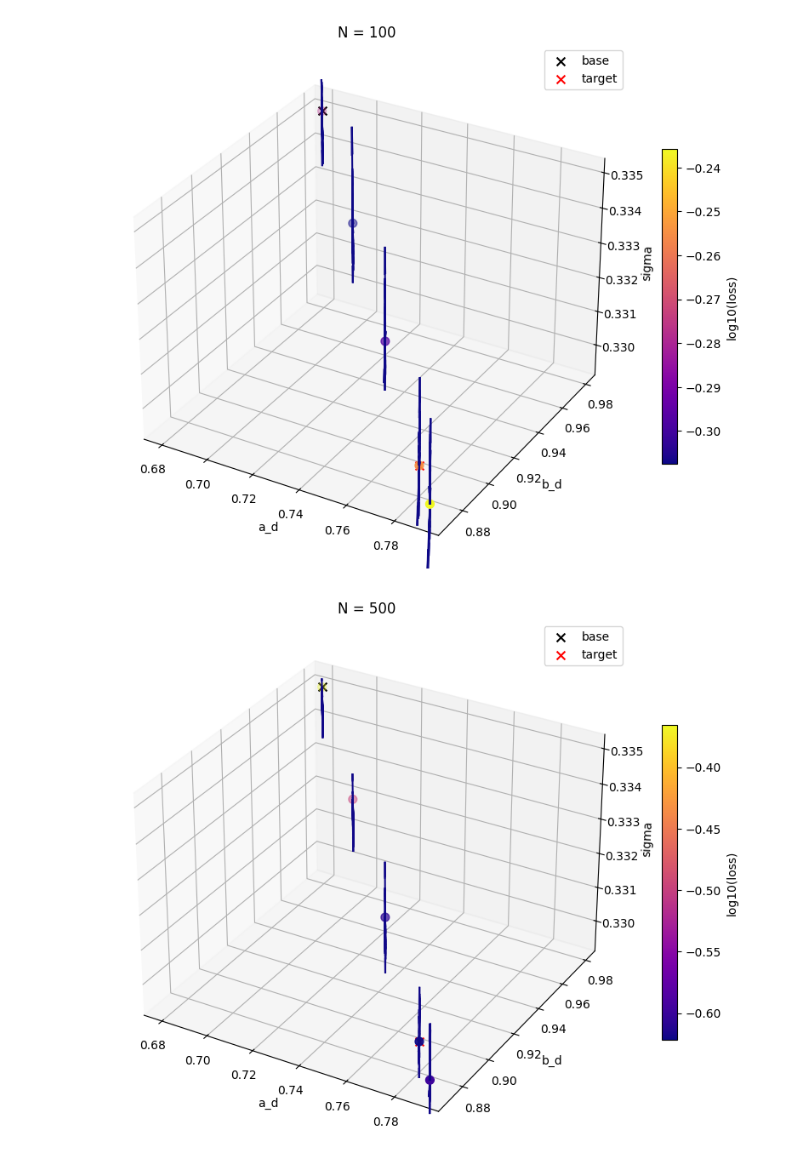
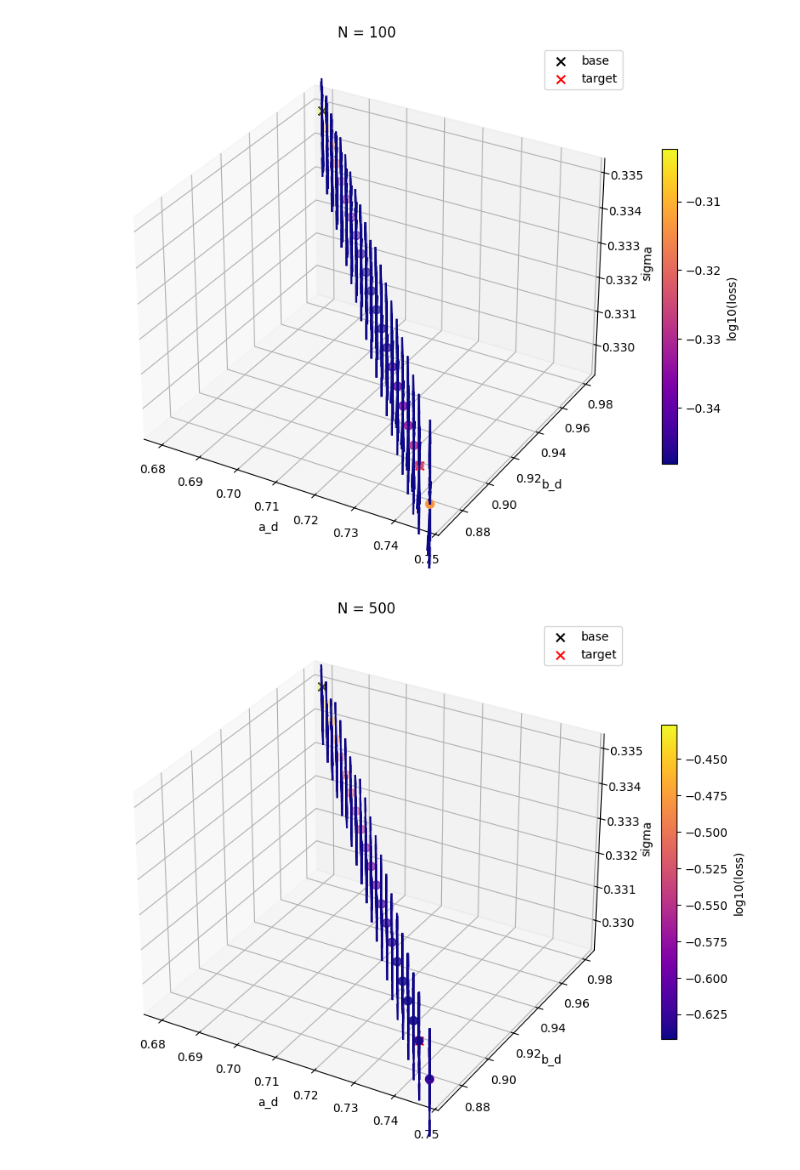
Before and after one commit to tonymenzo/RSA, a Jupyter notebook: src/gradient_stability_plot_errors.ipynb, the cells around one changed output. Drawn from its saved outputs; the diff is of its cells as text; code cells hidden in the pictures.

```diff
--- a/src/gradient_stability_plot_errors.ipynb
+++ b/src/gradient_stability_plot_errors.ipynb
@@ -12,7 +12,7 @@ import matplotlib.colors as mcolors
 # Combine multiple simulated data
 # Look at grad_stability/data_description.txt for description of data
 
-plt_nm = 3
+plt_nm = 5
 all_gradients_load = np.load(f'/pscratch/sd/l/ljpuslar/RSA/RSA/src/temp_results/grad_stability_errors/all_gradients{plt_nm}.npy',allow_pickle=True)
 all_loss_grid_load = np.load(f'/pscratch/sd/l/ljpuslar/RSA/RSA/src/temp_results/grad_stability_errors/all_loss_grid{plt_nm}.npy', allow_pickle=True)
 all_metrics_mu_load = np.load(f'/pscratch/sd/l/ljpuslar/RSA/RSA/src/temp_results/grad_stability_errors/all_mu_metrics{plt_nm}.npy', allow_pickle=True)
@@ -358,6 +358,7 @@ plot_configs = {
     # '1':{'scale':3e3,'head_width':0.003,'head_length':0.003,'base':{'a':0.68,'b':0.98,'sigma':0.335},'target':{'a':0.78,'b':0.88,'sigma':0.335}},
     '2':{'scale':3e3,'head_width':0.003,'head_length':0.003,'base':{'a':0.68,'b':0.98,'sigma':0.335},'target':{'a':0.78,'b':0.88,'sigma':0.33}},
     '3':{'scale':3e3,'head_width':0.003,'head_length':0.003,'base':{'a':0.68,'b':0.98,'sigma':0.335},'target':{'a':0.74,'b':0.88,'sigma':0.33}},
+    '5':{'scale':3e3,'head_width':0.003,'head_length':0.003,'base':{'a':0.68,'b':0.98,'sigma':0.335},'target':{'a':0.74,'b':0.88,'sigma':0.33}},
 }
 config = plot_configs.get(str(plt_nm))
 if config is None:
@@ -412,32 +413,32 @@ for ind, N in enumerate(Ns):
         g1,g2,g3 =  -a_b_gradients[i,:,0], -a_b_gradients[i,:,1], -a_b_gradients[i,:,2],
         scale = 10e3
         ax.quiver(ad,bd,sig,g1/scale,g2/scale,g3/scale, color=cmap(ind))
     # sc = ax.scatter(ad, bd, sig, c=magnitudes, cmap='plasma', s=20)  # 's' is size, 'c' is color
 
     # sc = ax.scatter(ad, bd, sig, s=20)  # 's' is size, 'c' is color
     sc = ax.scatter(ad, bd, sig, c=loss_grid, cmap='plasma', s=50)  # 's' is size, 'c' is color
     cbar = plt.colorbar(sc, ax=ax, shrink=0.6)
     cbar.set_label('log10(loss)')
     base = config['base']
     tgt  = config['target']
     ax.scatter(base['a'], base['b'],base['sigma'], label = 'base', marker='x', c= 'black', s=50)
     ax.scatter(tgt['a'],tgt['b'], tgt['sigma'], label = 'target', marker='x', c='red', s=50)
     ax.set_title(f'N = {N}')
     ax.legend()
     ax.set_xlabel('a_d')
     ax.set_ylabel('b_d')
     ax.set_zlabel('sigma')
     if N == 1120 or N ==4450 or N==50000:
         plt.savefig(f'/pscratch/sd/l/ljpuslar/RSA/RSA/src/temp_results/grad_stability_errors/plots/{plt_nm}_grad_stability_3D_{N}.png', dpi=300)
 # %% [output]
 0
 1
 2
 3
 4
 5
 6
 7
 8
-[figure, old version]
+[figure, new version]
-[figure, old version]
+[figure, new version]
```
Also changed, not shown: parts of 5 cells of this notebook, 49 other files.
